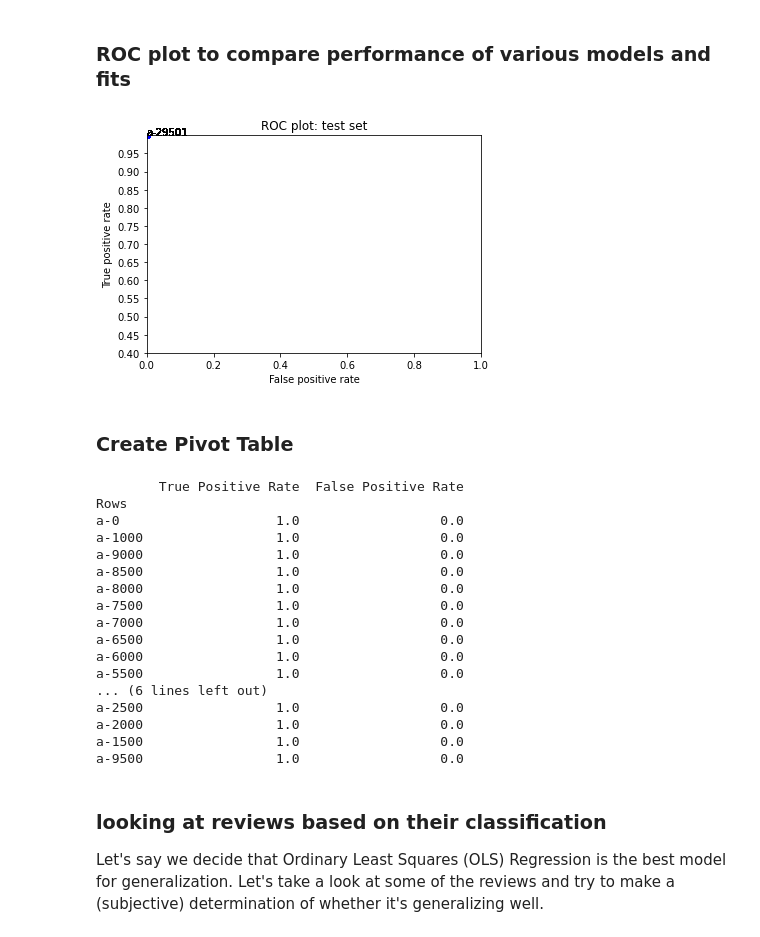
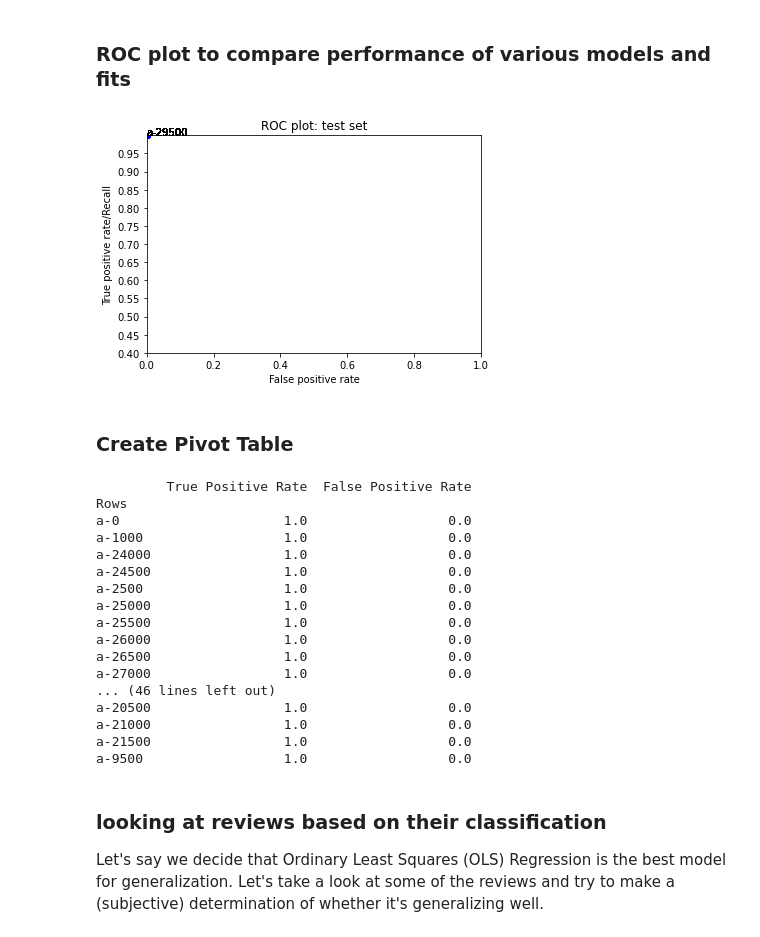
Before and after one commit to muonius/msdv-machine-learning, a Jupyter notebook: movie-review/moviereviews_yang_v07.ipynb, the cells around one changed output. Saved outputs shown, nothing was run; the diff lists cells and outputs as text; code cells hidden in the pictures.

```diff
--- a/movie-review/moviereviews_yang_v07.ipynb
+++ b/movie-review/moviereviews_yang_v07.ipynb
@@ -236,21 +237,21 @@ for training in rdg_trainings:
 # %%
 fits = rdg_trainings
 
 fig = plt.subplots(figsize=(6, 4))
 
 for fit in fits:
     plt.plot(fit.performance_measures['FP'] / fit.performance_measures['Neg'],
              fit.performance_measures['TP'] / fit.performance_measures['Pos'], 'bo')
     plt.text(fit.performance_measures['FP'] / fit.performance_measures['Neg'],
              fit.performance_measures['TP'] / fit.performance_measures['Pos'], fit.desc)
 plt.axis([0, 1, 0.4, 1])
 plt.yticks(np.arange(0.4, 1, 0.05))
 plt.title('ROC plot: test set')
-plt.ylabel('True positive rate')
+plt.ylabel('True positive rate/Recall')
 plt.xlabel('False positive rate')
 plt.show()
 # %% [output]
-[figure, old version]
+[figure, new version]
 # %% [markdown]
 ### Create Pivot Table
 # %%
@@ -260,7 +261,8 @@ TP_rate =[]
 FP_rate =[]
 
 rows = []
-for alpha in range(0,10000,500):
+
+for alpha in range(0,30000,500):
     rows.append(f"a-{alpha}")
 
 for fit in fits:
@@ -275,23 +277,23 @@ train_table = train_table.reindex(column_order, axis=1)
 
 print(train_table)
 # %% [output]
-        True Positive Rate  False Positive Rate
+         True Positive Rate  False Positive Rate
 Rows
-a-0                    1.0                  0.0
-a-1000                 1.0                  0.0
-a-9000                 1.0                  0.0
-a-8500                 1.0                  0.0
-a-8000                 1.0                  0.0
-a-7500                 1.0                  0.0
-a-7000                 1.0                  0.0
-a-6500                 1.0                  0.0
-a-6000                 1.0                  0.0
-a-5500                 1.0                  0.0
-... (6 lines left out)
-a-2500                 1.0                  0.0
-a-2000                 1.0                  0.0
-a-1500                 1.0                  0.0
-a-9500                 1.0                  0.0
+a-0                     1.0                  0.0
+a-1000                  1.0                  0.0
+a-24000                 1.0                  0.0
+a-24500                 1.0                  0.0
+a-2500                  1.0                  0.0
+a-25000                 1.0                  0.0
+a-25500                 1.0                  0.0
+a-26000                 1.0                  0.0
+a-26500                 1.0                  0.0
+a-27000                 1.0                  0.0
+... (46 lines left out)
+a-20500                 1.0                  0.0
+a-21000                 1.0                  0.0
+a-21500                 1.0                  0.0
+a-9500                  1.0                  0.0
 # %% [markdown]
 ### looking at reviews based on their classification
 
```
Also changed, not shown: parts of 6 cells of this notebook.
